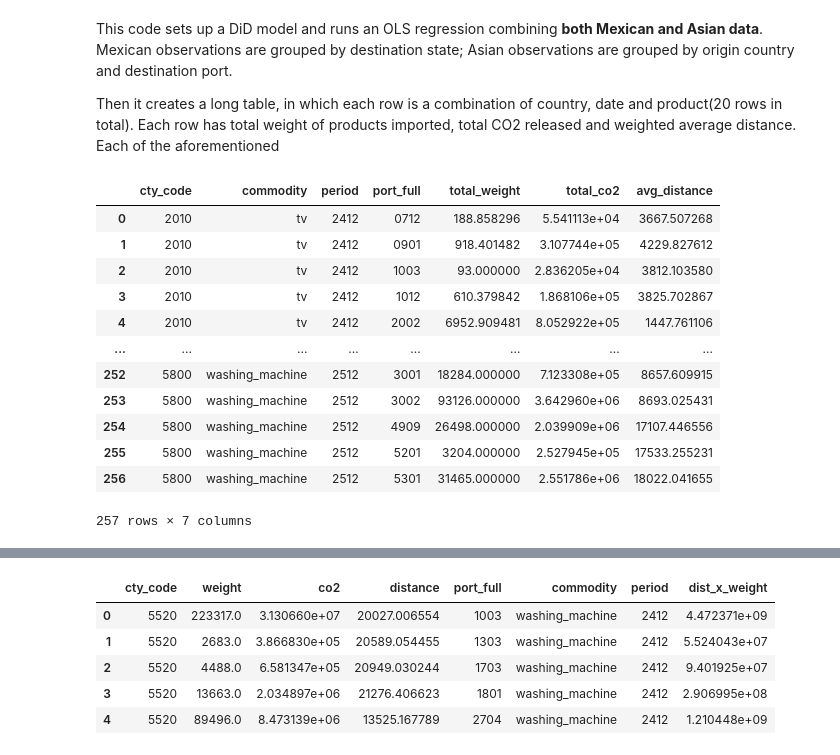
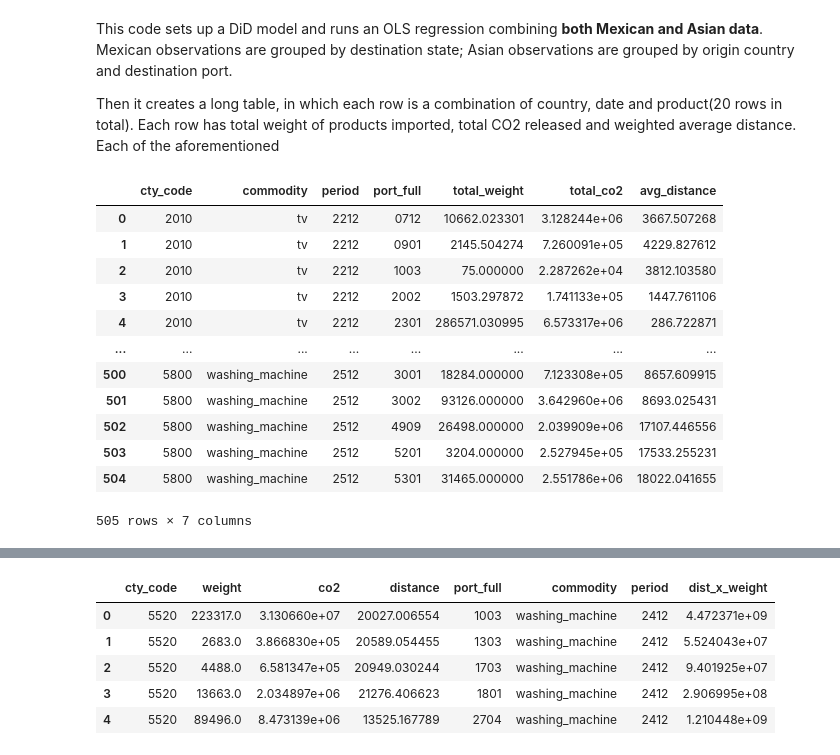
Before and after one commit to BirchTree1812/research_study_code, a Jupyter notebook: main.ipynb, the cells around one changed output, grey strips where cells are left out. Drawn from its saved outputs; the diff is of its cells as text; code cells hidden in the pictures.

Commit message:
Added data for 2022 and 2023 to the pipeline for pre-trend analysis. Removed some redundant code blocks

```diff
--- a/main.ipynb
+++ b/main.ipynb
@@ -581,0 +648,37 @@ memory usage: 8.8 KB
+# %%
+_snapshot = Path("data/snapshots/PORTHS6MM2312.parquet")
+if _snapshot.exists():
+    df_ocean_routes_2312 = pd.read_parquet(_snapshot)
+else:
+    with zipfile.ZipFile("data/original/PORTHS6MM2312.ZIP") as zf:
+        with zf.open(zf.namelist()[0]) as f:
+            df_ocean_routes_2312 = pd.read_fwf(
+                f,
+                colspecs=coord.colspecs_sea,
+                names=coord.names_sea,
+                dtype={c: str for c in coord.str_cols_sea},
+            )
+    _snapshot.parent.mkdir(exist_ok=True)
+    df_ocean_routes_2312.to_parquet(_snapshot, index=False)
+df_ocean_routes_2312["port_full"] = (
+    df_ocean_routes_2312["dist_unlade"] + df_ocean_routes_2312["port_unlade"])
+# %%
+df_asian_2312 = df_ocean_routes_2312[
+    df_ocean_routes_2312["cty_code"].isin(coord.asian_origins)
+].T.drop_duplicates().T
+for col in numerical_cols_asian:
+    df_asian_2312[col] = pd.to_numeric(df_asian_2312[col])
+
+df_asian_wash_2312 = df_asian_2312[df_asian_2312["commodity"].isin(["845011", "845020"])].copy()
+df_asian_wash_2312 = df_asian_wash_2312[df_asian_wash_2312["port_full"].isin(coord.us_ports)]
+df_asian_wash_2312 = df_asian_wash_2312[df_asian_wash_2312["ves_swt_mo"] > 0]
+df_asian_wash_2312["distance"] = df_asian_wash_2312.apply(
+    core.compute_distance, args=(coord.asian_origins, coord.us_ports, True, "cty_code", "port_full"), axis=1)
+df_asian_wash_2312["co2"] = df_asian_wash_2312.apply(core.compute_co2, args=["ves_swt_mo"], axis=1)
+
+df_asian_tv_2312 = df_asian_2312[df_asian_2312["commodity"].str.startswith("8528")].copy()
+df_asian_tv_2312 = df_asian_tv_2312[df_asian_tv_2312["port_full"].isin(coord.us_ports)]
+df_asian_tv_2312 = df_asian_tv_2312[df_asian_tv_2312["ves_swt_mo"] > 0]
+df_asian_tv_2312["distance"] = df_asian_tv_2312.apply(
+    core.compute_distance, args=(coord.asian_origins, coord.us_ports, True, "cty_code", "port_full"), axis=1)
+df_asian_tv_2312["co2"] = df_asian_tv_2312.apply(core.compute_co2, args=["ves_swt_mo"], axis=1)
@@ -695,45 +849,53 @@ def _tag(df, commodity, period, weight_col="ves_swt_mo"):
     out = df[["cty_code", weight_col, "co2", "distance", "port_full"]].copy()
     out = out.rename(columns={weight_col: "weight"})
     out["commodity"] = commodity
     out["period"] = period
     return out
 
 df_sea_all = pd.concat([
     _tag(df_asian_wash_2412, "washing_machine", "2412"),
     _tag(df_asian_wash_2512, "washing_machine", "2512"),
     _tag(df_asian_tv_2412,   "tv",              "2412"),
     _tag(df_asian_tv_2512,   "tv",              "2512"),
     _tag(df_mex_wash_2412,  "washing_machine", "2412", weight_col="gen_swt_mo"),
     _tag(df_mex_wash_2512,  "washing_machine", "2512", weight_col="gen_swt_mo"),
     _tag(df_mex_tv_2412,    "tv",              "2412", weight_col="gen_swt_mo"),
     _tag(df_mex_tv_2512,    "tv",              "2512", weight_col="gen_swt_mo"),
+    _tag(df_asian_wash_2212, "washing_machine", "2212"),
+    _tag(df_asian_wash_2312, "washing_machine", "2312"),
+    _tag(df_asian_tv_2212,   "tv",              "2212"),
+    _tag(df_asian_tv_2312,   "tv",              "2312"),
+    _tag(df_mex_wash_2212,  "washing_machine", "2212", weight_col="gen_swt_mo"),
+    _tag(df_mex_wash_2312,  "washing_machine", "2312", weight_col="gen_swt_mo"),
+    _tag(df_mex_tv_2212,    "tv",              "2212", weight_col="gen_swt_mo"),
+    _tag(df_mex_tv_2312,    "tv",              "2312", weight_col="gen_swt_mo"),
 ], ignore_index=True)
 
 df_sea_all["dist_x_weight"] = df_sea_all["distance"] * df_sea_all["weight"]
 
 df_sea_agg = df_sea_all.groupby(["cty_code", "commodity", "period", "port_full"]).agg(
     total_weight=("weight", "sum"),
     total_co2=("co2", "sum"),
     _dist_x_wt=("dist_x_weight", "sum"),
 ).reset_index()
 
 df_sea_agg["avg_distance"] = df_sea_agg["_dist_x_wt"] / df_sea_agg["total_weight"]
 df_sea_agg = df_sea_agg.drop(columns="_dist_x_wt")
 df_sea_agg
 # %% [output]
 |  | cty_code | commodity | period | port_full | total_weight | total_co2 | avg_distance |
-| 0 | 2010 | tv | 2412 | 0712 | 188.858296 | 5.541113e+04 | 3667.507268 |
-| 1 | 2010 | tv | 2412 | 0901 | 918.401482 | 3.107744e+05 | 4229.827612 |
-| 2 | 2010 | tv | 2412 | 1003 | 93.000000 | 2.836205e+04 | 3812.103580 |
-| 3 | 2010 | tv | 2412 | 1012 | 610.379842 | 1.868106e+05 | 3825.702867 |
-| 4 | 2010 | tv | 2412 | 2002 | 6952.909481 | 8.052922e+05 | 1447.761106 |
+| 0 | 2010 | tv | 2212 | 0712 | 10662.023301 | 3.128244e+06 | 3667.507268 |
+| 1 | 2010 | tv | 2212 | 0901 | 2145.504274 | 7.260091e+05 | 4229.827612 |
+| 2 | 2010 | tv | 2212 | 1003 | 75.000000 | 2.287262e+04 | 3812.103580 |
+| 3 | 2010 | tv | 2212 | 2002 | 1503.297872 | 1.741133e+05 | 1447.761106 |
+| 4 | 2010 | tv | 2212 | 2301 | 286571.030995 | 6.573317e+06 | 286.722871 |
 | ... | ... | ... | ... | ... | ... | ... | ... |
-| 252 | 5800 | washing_machine | 2512 | 3001 | 18284.000000 | 7.123308e+05 | 8657.609915 |
-| 253 | 5800 | washing_machine | 2512 | 3002 | 93126.000000 | 3.642960e+06 | 8693.025431 |
-| 254 | 5800 | washing_machine | 2512 | 4909 | 26498.000000 | 2.039909e+06 | 17107.446556 |
-| 255 | 5800 | washing_machine | 2512 | 5201 | 3204.000000 | 2.527945e+05 | 17533.255231 |
-| 256 | 5800 | washing_machine | 2512 | 5301 | 31465.000000 | 2.551786e+06 | 18022.041655 |
+| 500 | 5800 | washing_machine | 2512 | 3001 | 18284.000000 | 7.123308e+05 | 8657.609915 |
+| 501 | 5800 | washing_machine | 2512 | 3002 | 93126.000000 | 3.642960e+06 | 8693.025431 |
+| 502 | 5800 | washing_machine | 2512 | 4909 | 26498.000000 | 2.039909e+06 | 17107.446556 |
+| 503 | 5800 | washing_machine | 2512 | 5201 | 3204.000000 | 2.527945e+05 | 17533.255231 |
+| 504 | 5800 | washing_machine | 2512 | 5301 | 31465.000000 | 2.551786e+06 | 18022.041655 |
-257 rows × 7 columns
+505 rows × 7 columns
 # %%
 import statsmodels.api as sm
 
```
Also changed, not shown: parts of 15 cells of this notebook, 1 other file.
